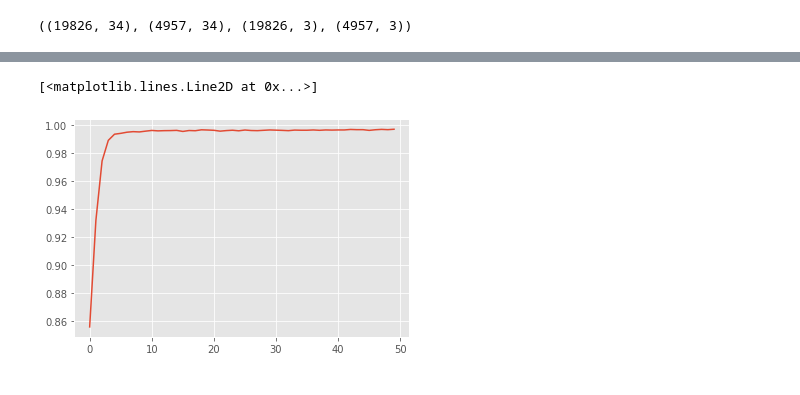
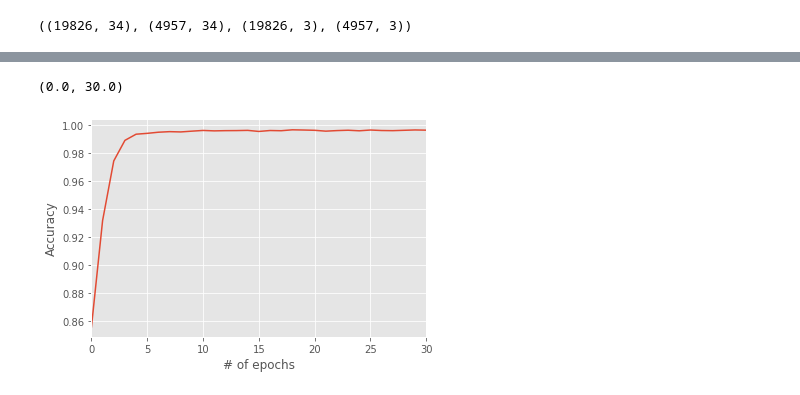
Before and after one commit to malinphy/hate_speech, a Jupyter notebook: hate_speech_malp.ipynb, the cells around one changed output, grey strips where cells are left out. Saved outputs shown, nothing was run; the diff lists cells and outputs as text; code cells hidden in the pictures.

```diff
--- a/hate_speech_malp.ipynb
+++ b/hate_speech_malp.ipynb
@@ -270,5 +274,8 @@ plt.plot(tf_model_history.history['loss'])
 # %%
 plt.plot(tf_model_history.history['accuracy'])
+plt.xlabel('# of epochs')
+plt.ylabel('Accuracy')
+plt.xlim([0,30])
 # %% [output]
-[<matplotlib.lines.Line2D at 0x...>]
+(0.0, 30.0)
-[figure, old version]
+[figure, new version]
```
Also changed, not shown: parts of 2 cells of this notebook.
